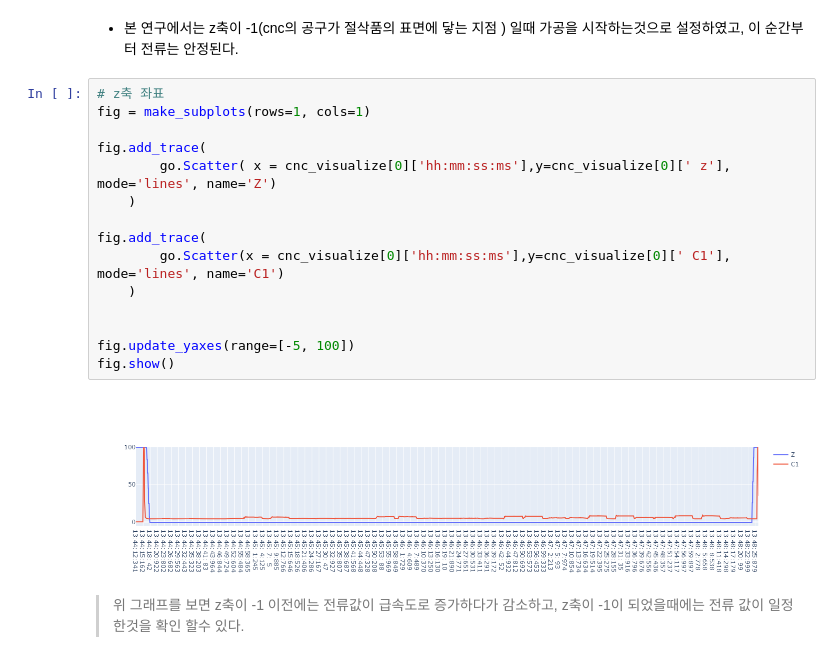
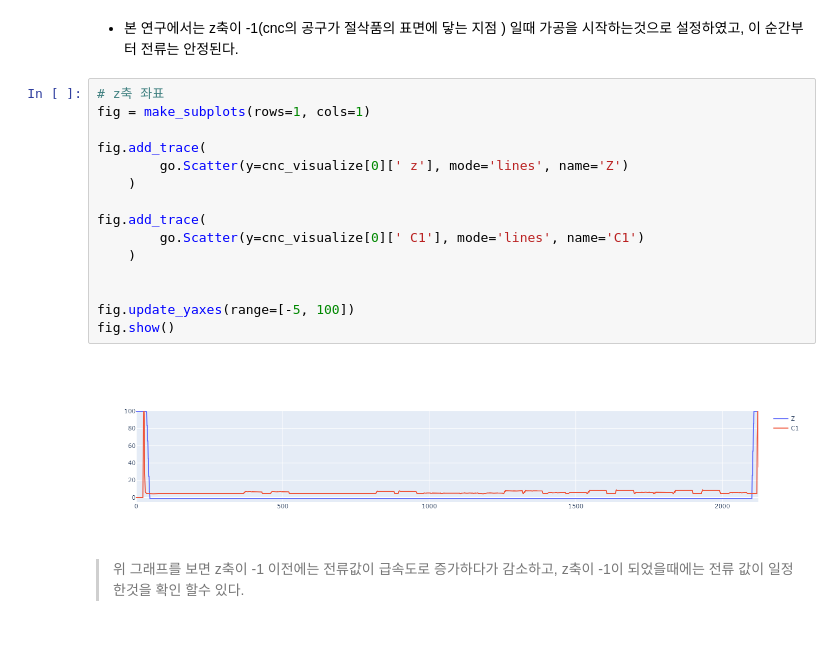
Before and after one commit to Hottato/Project, a Jupyter notebook: CNC_LGBM_DNN/코드파일/EDA.ipynb, the cells around one changed output. Drawn from its saved outputs; the diff is of its cells as text.

```diff
--- a/CNC_LGBM_DNN/코드파일/EDA.ipynb
+++ b/CNC_LGBM_DNN/코드파일/EDA.ipynb
@@ -182,20 +182,20 @@ plt.show()
 # %%
 # z축 좌표
 fig = make_subplots(rows=1, cols=1)
 
 fig.add_trace(
-        go.Scatter( x = cnc_visualize[0]['hh:mm:ss:ms'],y=cnc_visualize[0][' z'], mode='lines', name='Z')
+        go.Scatter(y=cnc_visualize[0][' z'], mode='lines', name='Z')
     )
 
 fig.add_trace(
-        go.Scatter(x = cnc_visualize[0]['hh:mm:ss:ms'],y=cnc_visualize[0][' C1'], mode='lines', name='C1')
+        go.Scatter(y=cnc_visualize[0][' C1'], mode='lines', name='C1')
     )
 
 
 fig.update_yaxes(range=[-5, 100])
 fig.show()
 # %% [output]
-[figure, old version]
+[figure, new version]
 # %% [markdown]
 > 위 그래프를 보면 z축이 -1 이전에는 전류값이 급속도로 증가하다가 감소하고, z축이 -1이 되었을때에는 전류 값이 일정한것을 확인 할수 있다.
 # %% [markdown]
```
Also changed, not shown: parts of 1 cell of this notebook.
